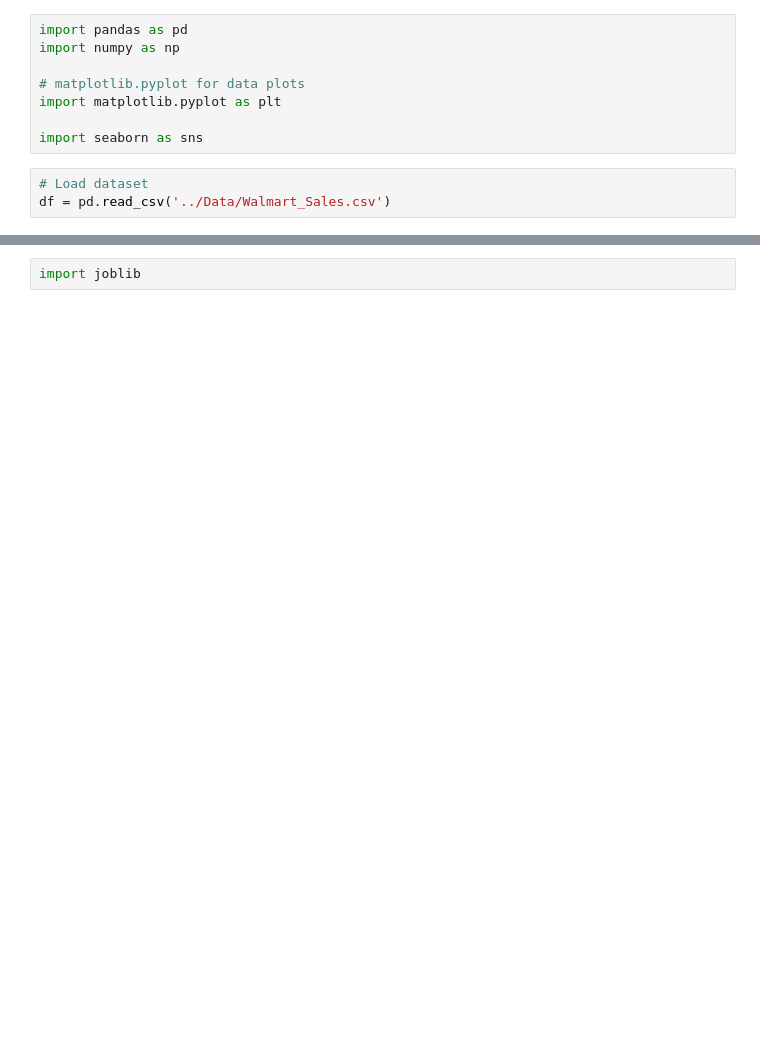
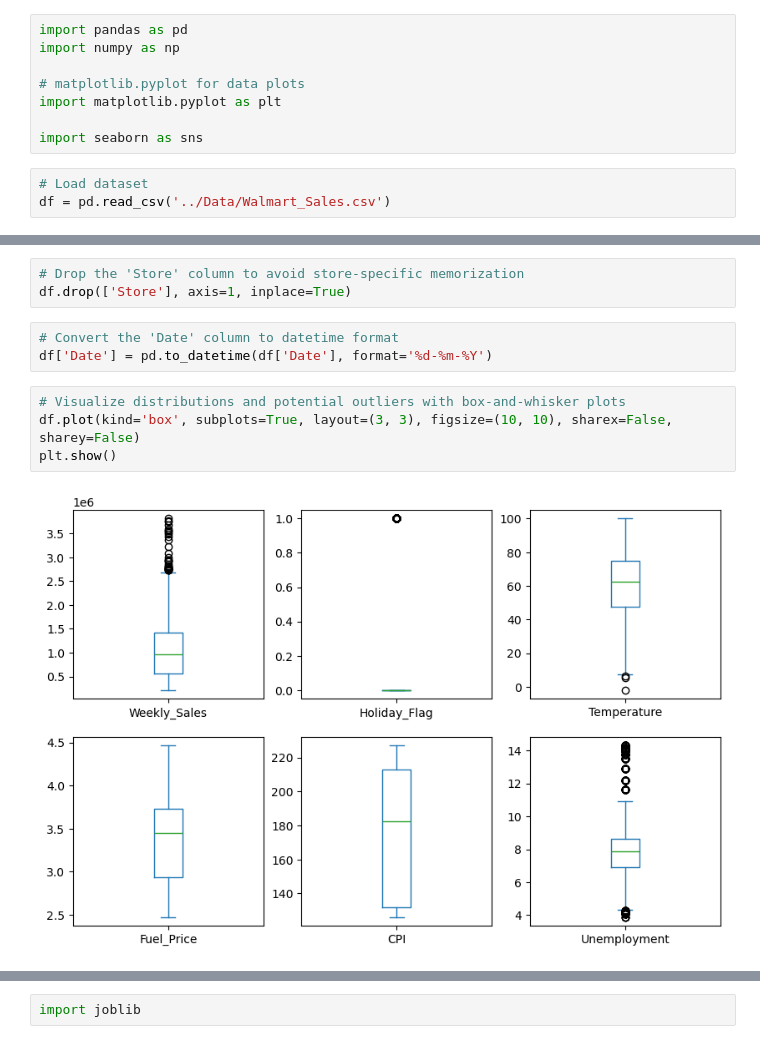
Before and after one commit to Scrabble30/BI-Exam-Walmart-Sales, a Jupyter notebook: Notebooks/RQ3-Classification.ipynb, the cells around one changed output, grey strips where cells are left out. Drawn from its saved outputs; the diff is of its cells as text; blank space fills up the shorter version.

```diff
--- a/Notebooks/RQ3-Classification.ipynb
+++ b/Notebooks/RQ3-Classification.ipynb
@@ -293,0 +110,12 @@ plt.show()
+# %%
+# Drop the 'Store' column to avoid store-specific memorization
+df.drop(['Store'], axis=1, inplace=True)
+# %%
+# Convert the 'Date' column to datetime format
+df['Date'] = pd.to_datetime(df['Date'], format='%d-%m-%Y')
+# %%
+# Visualize distributions and potential outliers with box-and-whisker plots
+df.plot(kind='box', subplots=True, layout=(3, 3), figsize=(10, 10), sharex=False, sharey=False)
+plt.show()
+# %% [output]
+[figure, added]
```
Also changed, not shown: parts of 153 cells of this notebook, 3 other files.
